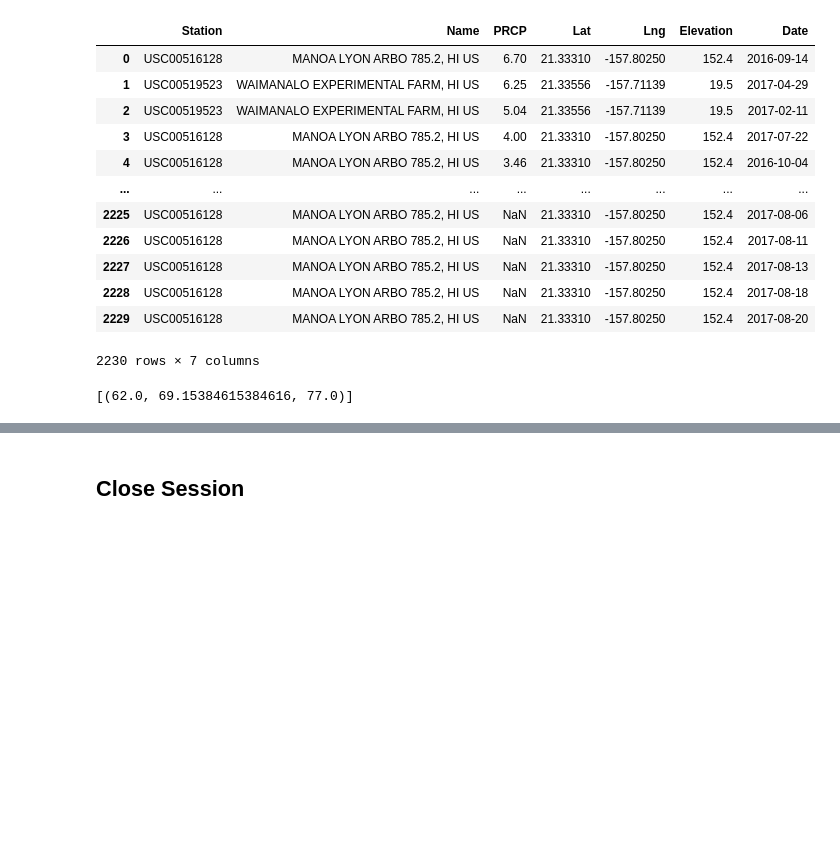
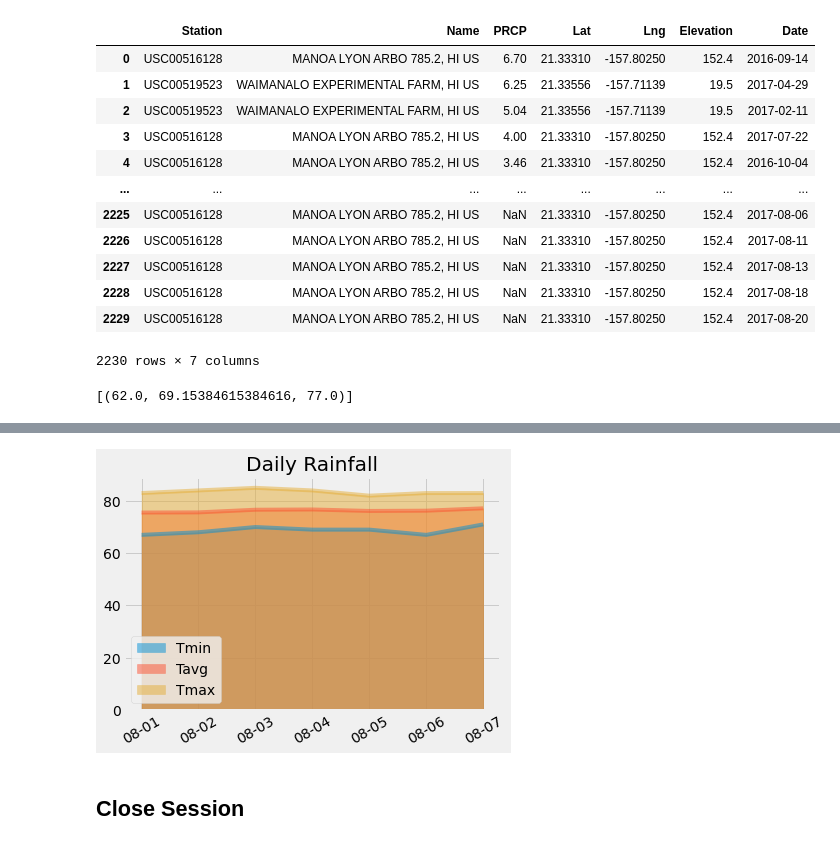
Before and after one commit to alexdanieldelcampo/sqlalchemy-challenge, a Jupyter notebook: temp_analysis_bonus_2_starter.ipynb, the cells around one changed output, grey strips where cells are left out. Saved outputs shown, nothing was run; the diff lists cells and outputs as text; code cells hidden in the pictures; blank space fills up the shorter version.

```diff
--- a/temp_analysis_bonus_2_starter.ipynb
+++ b/temp_analysis_bonus_2_starter.ipynb
@@ -156,7 +155,7 @@ no_year
 # and append the results to a list called `normals`.
 for date in no_year:
     temps = daily_normals(date)
-    normals.append(temps)
+    normals.append(list(np.ravel(temps)))
 
 print(normals)
 # %% [output]
@@ -164,2 +163,4 @@ print(normals)
 # %%
 # Load the previous query results into a Pandas DataFrame and add the `trip_dates` range as the `date` index
+daily_rainfall = pd.DataFrame(normals, columns=["Tmin","Tavg","Tmax"], index=no_year)
+daily_rainfall
@@ -166,4 +176,13 @@ print(normals)
 # %%
 # Plot the daily normals as an area plot with `stacked=False`
+pal = sns.color_palette("Set3")
+daily_rainfall.plot.area(stacked=False)
+plt.xticks(rotation = 30)
+
+plt.title('Daily Rainfall')
+plt.legend(loc='best')
+plt.show()
+# %% [output]
+[figure, added]
 # %% [markdown]
 ## Close Session
```
Also changed, not shown: parts of 5 cells of this notebook.
